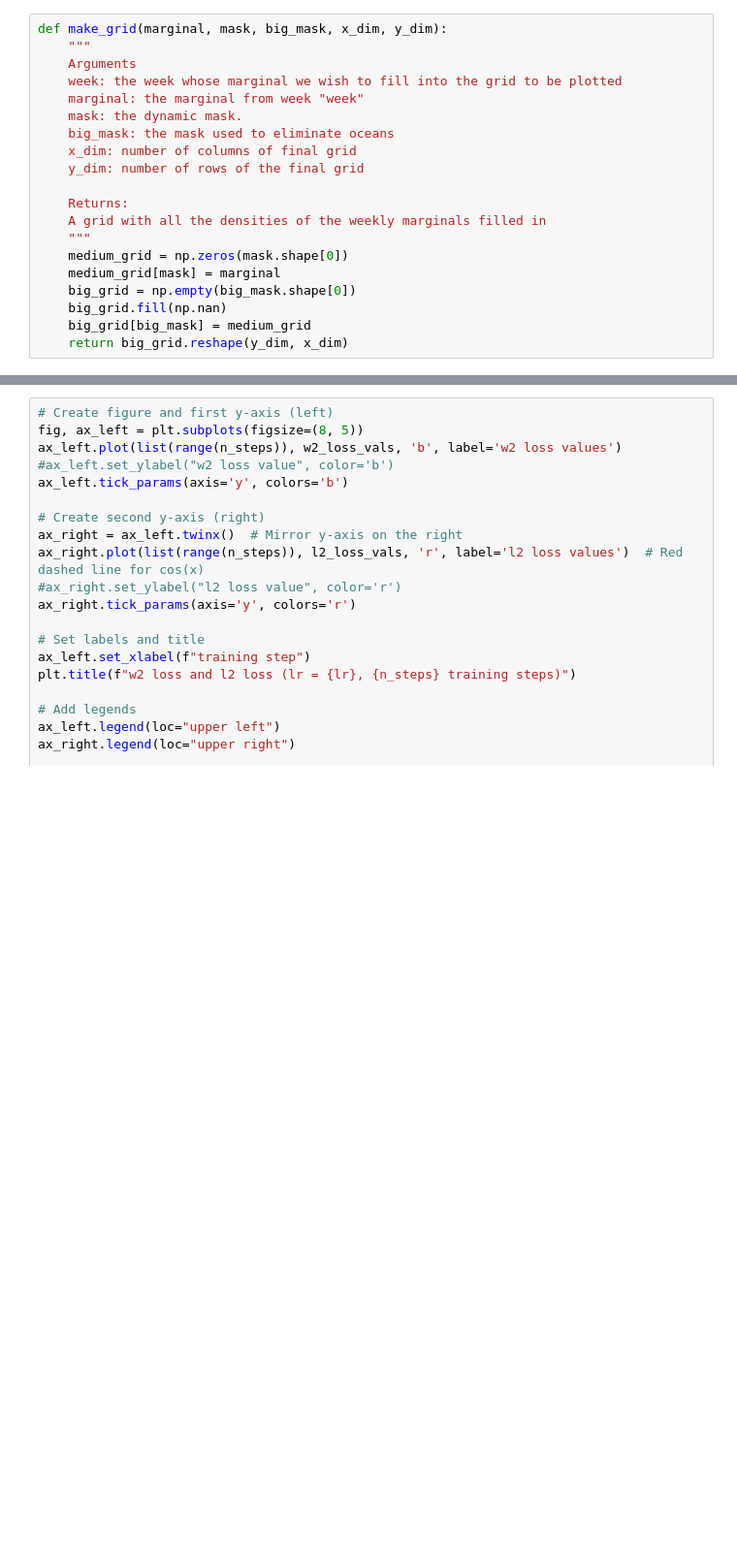
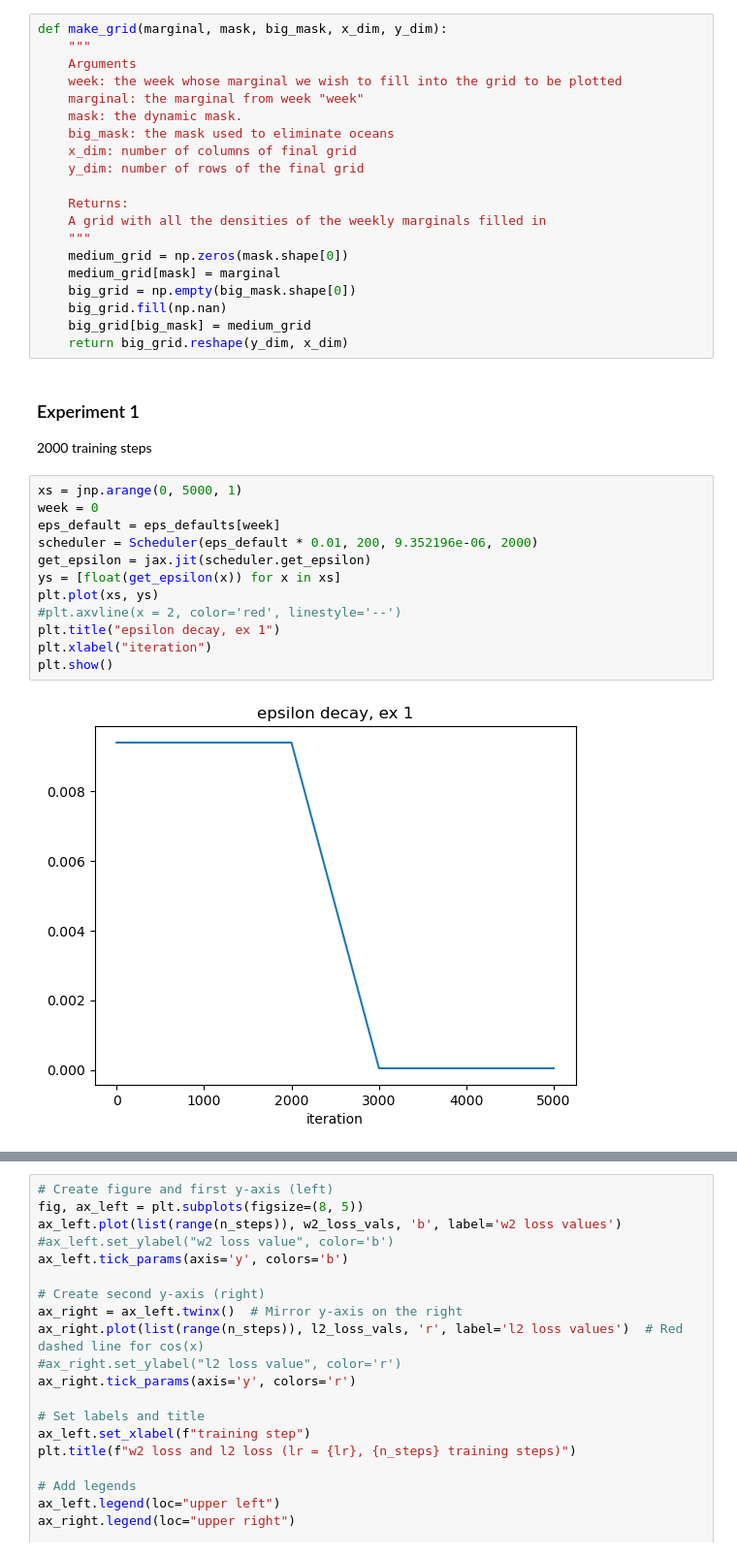
Before and after one commit to jacobe90/birdflow-bilevel, a Jupyter notebook: src/model-testing.ipynb, the cells around one changed output, grey strips where cells are left out. Shown at 97% size. Drawn from its saved outputs; the diff is of its cells as text; blank space fills up the shorter version.

```diff
--- a/src/model-testing.ipynb
+++ b/src/model-testing.ipynb
@@ -205,3 +233,20 @@ def make_grid(marginal, mask, big_mask, x_dim, y_dim):
     big_grid.fill(np.nan)
     big_grid[big_mask] = medium_grid
     return big_grid.reshape(y_dim, x_dim)
+# %% [markdown]
+### Experiment 1
+2000 training steps
+# %%
+xs = jnp.arange(0, 5000, 1)
+week = 0
+eps_default = eps_defaults[week]
+scheduler = Scheduler(eps_default * 0.01, 200, 9.352196e-06, 2000)
+get_epsilon = jax.jit(scheduler.get_epsilon)
+ys = [float(get_epsilon(x)) for x in xs]
+plt.plot(xs, ys)
+#plt.axvline(x = 2, color='red', linestyle='--')
+plt.title("epsilon decay, ex 1")
+plt.xlabel("iteration")
+plt.show()
+# %% [output]
+[figure, added]
```
Also changed, not shown: parts of 9 cells of this notebook, 1 other file.
